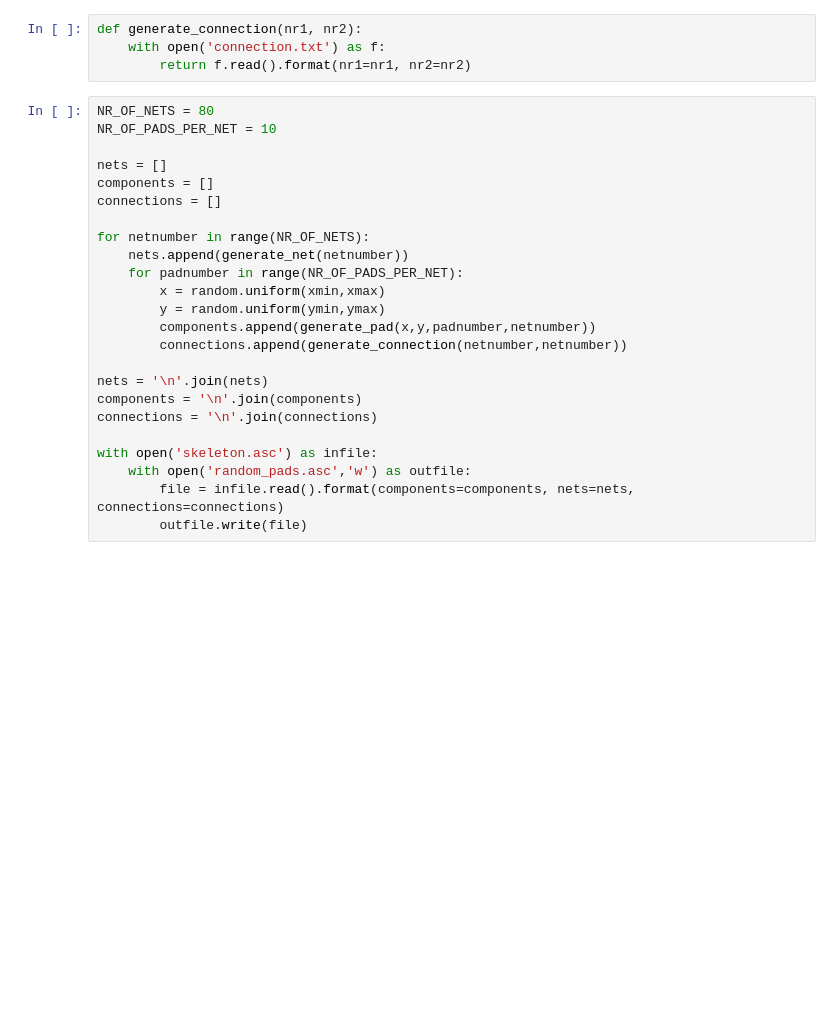
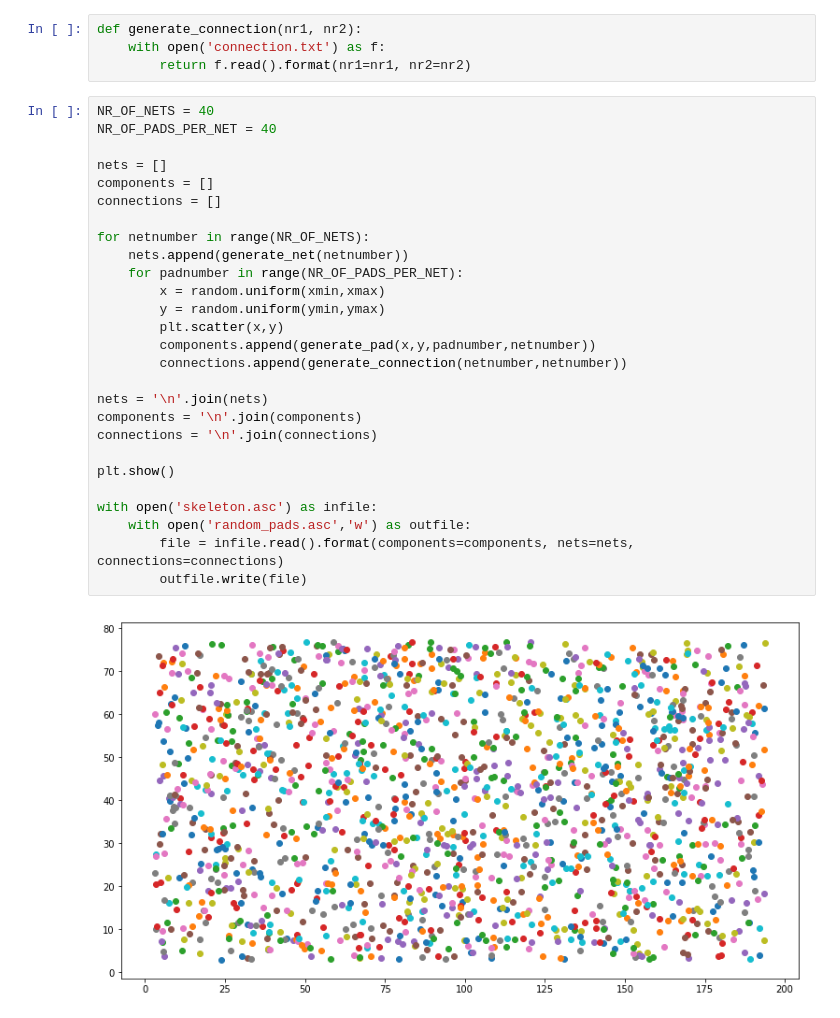
Before and after one commit to jdt1/nameplate, a Jupyter notebook: generate_pcbs.ipynb, the cells around one changed output. Drawn from its saved outputs; the diff is of its cells as text; blank space fills up the shorter version.

```diff
--- a/generate_pcbs.ipynb
+++ b/generate_pcbs.ipynb
@@ -140,26 +140,31 @@ def generate_connection(nr1, nr2):
     with open('connection.txt') as f:
         return f.read().format(nr1=nr1, nr2=nr2)
 # %%
-NR_OF_NETS = 80
-NR_OF_PADS_PER_NET = 10
+NR_OF_NETS = 40
+NR_OF_PADS_PER_NET = 40
 
 nets = []
 components = []
 connections = []
 
 for netnumber in range(NR_OF_NETS):
     nets.append(generate_net(netnumber))
     for padnumber in range(NR_OF_PADS_PER_NET):
         x = random.uniform(xmin,xmax)
         y = random.uniform(ymin,ymax)
+        plt.scatter(x,y)
         components.append(generate_pad(x,y,padnumber,netnumber))
         connections.append(generate_connection(netnumber,netnumber))
 
 nets = '\n'.join(nets)
 components = '\n'.join(components)
 connections = '\n'.join(connections)
 
+plt.show()
+
 with open('skeleton.asc') as infile:
     with open('random_pads.asc','w') as outfile:
         file = infile.read().format(components=components, nets=nets, connections=connections)
         outfile.write(file)
+# %% [output]
+[figure, added]
```
Also changed, not shown: parts of 2 cells of this notebook, 35 other files.
